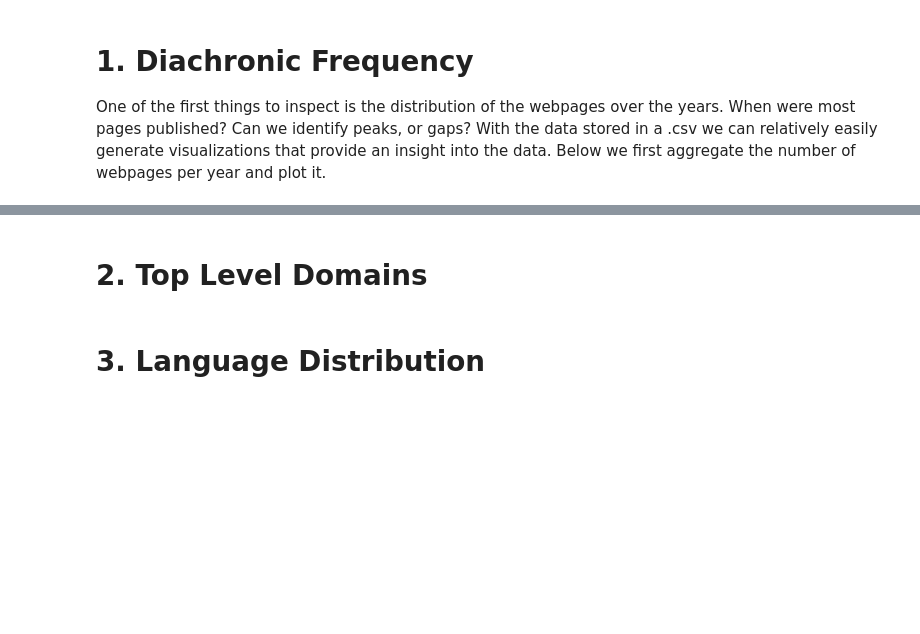
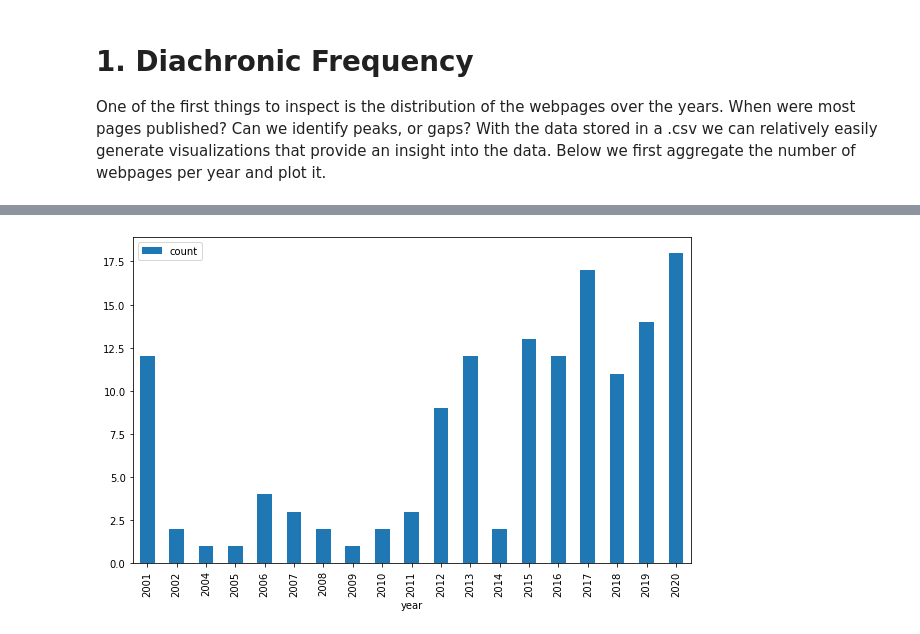
Before and after one commit to rubenros1795/react-gcv-image-analysis, a Jupyter notebook: notebooks/NB3 - DataAnalysis.ipynb, the cells around one changed output, grey strips where cells are left out. Drawn from its saved outputs; the diff is of its cells as text; code cells hidden in the pictures; blank space fills up the shorter version.

```diff
--- a/notebooks/NB3 - DataAnalysis.ipynb
+++ b/notebooks/NB3 - DataAnalysis.ipynb
@@ -30,5 +38,5 @@ Before we do any (text) analysis, it is useful to assemble the data and put it a
 # %%
-base_path = "/media/ruben/Data Drive/react-data/protest/carlo-batch-selection"
+base_path = "/media/ruben/Data Drive/react-data/test"
 
 '''
 Import the dates from the dates.txt file in the photo folder. The dates.txt file contains the URL and the associated date, separated by '||'.
@@ -97,27 +105,29 @@ for photo in [d for d in os.listdir(base_path) if os.path.isdir(os.path.join(bas
                 date = "na"
 
             text_ref.update({identifier:dict()})
-            text_ref[identifier].update({"photo":photo,"url":url,"identifier":id_,"date":date,"language":language_ref[url],"topleveldomain":URL.from_string(url).domain(),"category":category_ref[URL.from_string(url).domain()],"sentences":"||".join(sentences)})
+            text_ref[identifier].update({"photo":photo,"url":url,"identifier":id_,"date":date,"language":language_ref[url],"topleveldomain":URL.from_string(url).domain(),"sentences":"||".join(sentences)})
 # %%
 '''
-Here we transform the constructed dictionary is a DataFrame that can be exported to a .csv file
+Here we transform the constructed dictionary is a DataFrame that can be exported to a .csv file. To be sure that there are no duplicate pages in our dataset
+we remove the duplicates.
 '''
 
 df = pd.DataFrame.from_dict(text_ref,orient='index').reset_index()
-df.columns = ["path","photo","url","identifier","date","language","topleveldomain","category","sentences"]
-df.to_csv('path/to/datafolder/data-full.csv',index=False)
+df = df.drop_duplicates('url',keep='first')
+df.columns = ["path","photo","url","identifier","date","language","topleveldomain","sentences"]
+#df.to_csv('path/to/datafolder/data-full.csv',index=False)
+data = df
 # %% [markdown]
 # 1. Diachronic Frequency
 
 One of the first things to inspect is the distribution of the webpages over the years. When were most pages published? Can we identify peaks, or gaps? With the data stored in a .csv we can relatively easily generate visualizations that provide an insight into the data. Below we first aggregate the number of webpages per year and plot it.
 # %%
-data = pd.read_csv('path/to/datafolder/data-full.csv')
+#data = pd.read_csv('path/to/datafolder/data-full.csv')
 
 subset = data[['photo','date']] # get the photo and date columns
 subset['count'] = 1 # add a count column, because every row is one observation
 
 # loop over the dates and if the dates is not "na" extract the year
-
 subset['year'] = ''
 
 for c,i in enumerate(subset['date']):
@@ -129,8 +139,7 @@ for c,i in enumerate(subset['date']):
         subset['year'][c] = "na"
 
 # Remove all observations with "na"
-subset = subset[~subset['year'] == "na"]
+subset = subset[~subset['year'].isin(["na","nan"])]
 
-# Group by photo and year
-
+# Group by photo and year and add the values
 subset = subset.groupby(['photo','year']).sum().reset_index()
@@ -137,20 +164,9 @@ subset = subset.groupby(['photo','year']).sum().reset_index()
-# %% [markdown]
-# 2. Top Level Domains
-# %% [markdown]
-# 3. Language Distribution
-# %%
-d_ = dict()
-for photo in [d for d in os.listdir(base_path) if os.path.isdir(os.path.join(base_path, d))]:
-    photo_folder = os.path.join(base_path, photo)
-
-    with open(os.path.join(photo_folder,'languages-'+photo+".json"),'r') as f:
-        lang = json.load(f)
-
-    languages = []
-
-    for iterkey,items1 in lang.items():
-        languages += [v[0] for k,v in items1.items()]
-
-    languages = dict(Counter(languages))
-    #pretty_title = refdf_title[photo]
-    d_.update({photo:languages})
+# %%
+'''
+Now we have a dataframe that has three columns: the name of the photo, the year and the webpage frequency. Now it is possible to plot the data.
+If you used only one photo you can simply plot the years against the frequency:
+'''
+p = subset.plot.bar(x='year',y='count',figsize=(10,6))
+plt.show()
+# %% [output]
+[figure, added]
```
Also changed, not shown: parts of 15 cells of this notebook.
